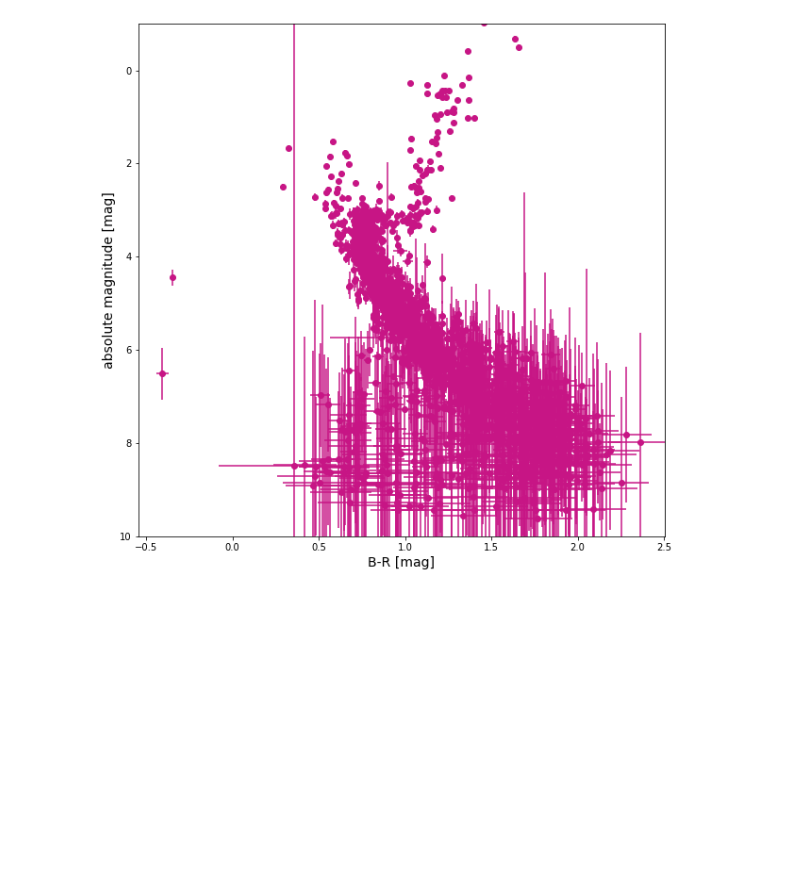
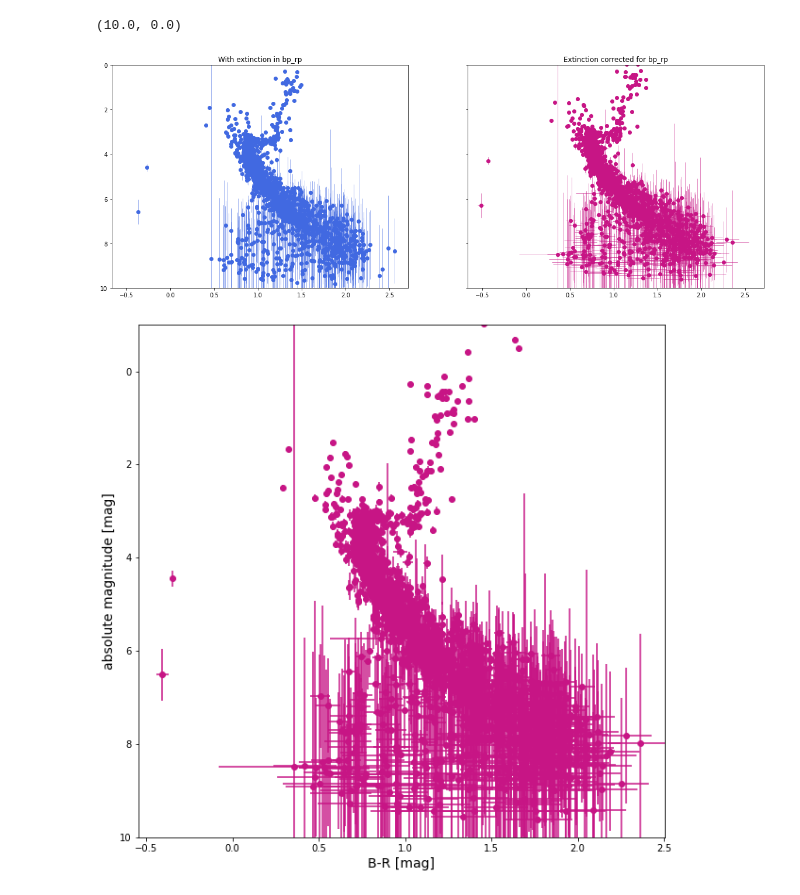
Before and after one commit to maja-jablonska/blue-stragglers-with-gaia, a Jupyter notebook: extinction_test.ipynb, the cells around one changed output. Drawn from its saved outputs; the diff is of its cells as text; code cells hidden in the pictures; blank space fills up the shorter version.

```diff
--- a/extinction_test.ipynb
+++ b/extinction_test.ipynb
@@ -23,3 +107,15 @@ c = add_colors_and_abs_mag(c)
+# %%
+fig, ax = plt.subplots(1, 2, figsize=(20, 7), sharex=True, sharey=True)
+ax[0].errorbar(c.BP-c.RP, c['G'] - 10. + 5.*np.log10(c['parallax']), yerr=c.mag_abs_error, fmt='o', color='royalblue', elinewidth=.5)
+ax[0].set_title('With extinction in bp_rp')
+ax[1].errorbar(c.color, c.mag_abs, yerr=c.mag_abs_error, xerr=c.color_error,
+               fmt='o',color='mediumvioletred', elinewidth=.5)
+ax[1].set_title('Extinction corrected for bp_rp')
+ax[0].invert_yaxis()
+ax[0].set_ylim(10, 0)
+# %% [output]
+(10.0, 0.0)
+[figure, added]
 # %%
 def plot_hr(sources: pd.DataFrame, color: str='mediumvioletred'):
     plt.errorbar(sources.color, sources.mag_abs,
```
Also changed, not shown: parts of 9 cells of this notebook, 8 other files.
